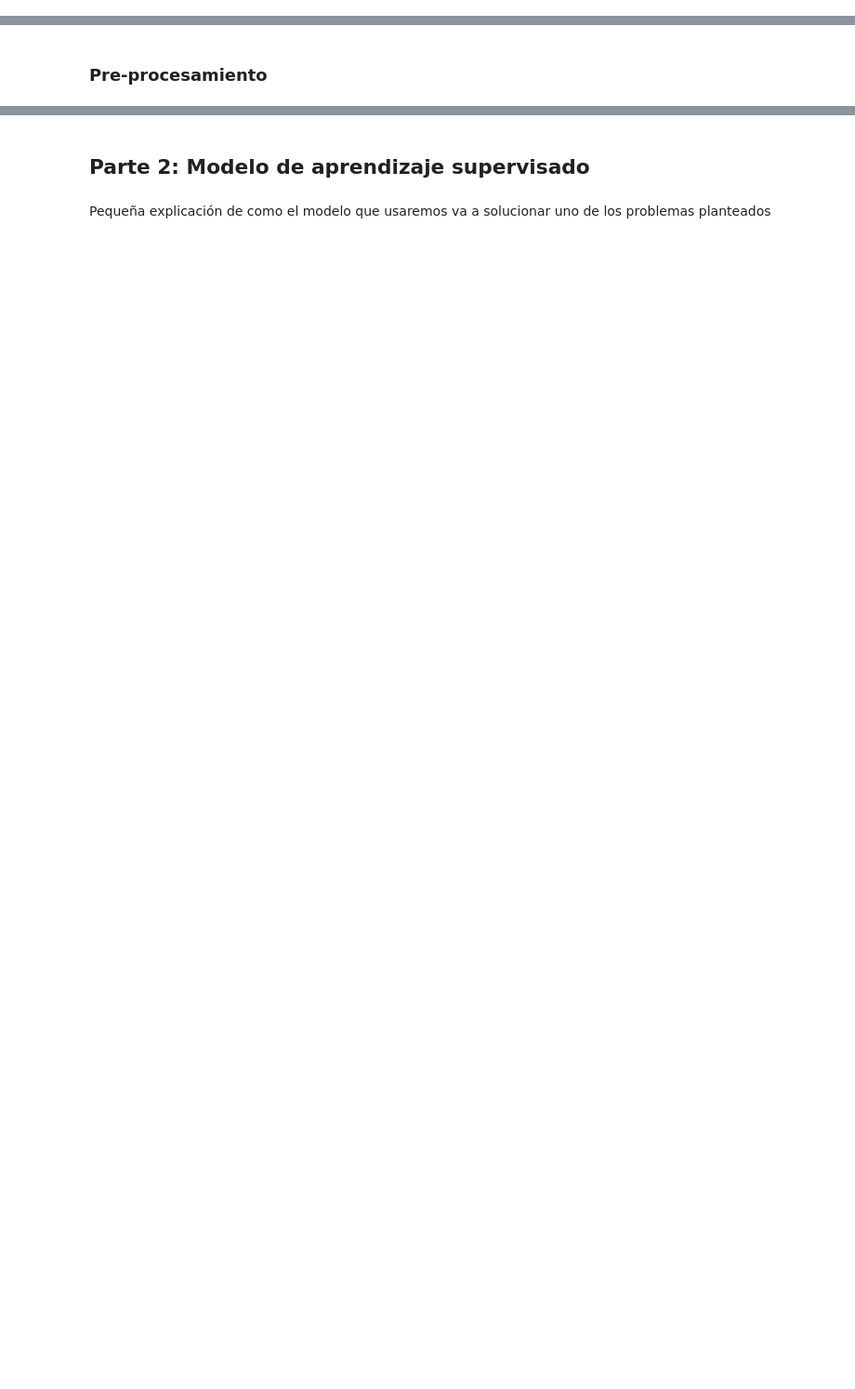
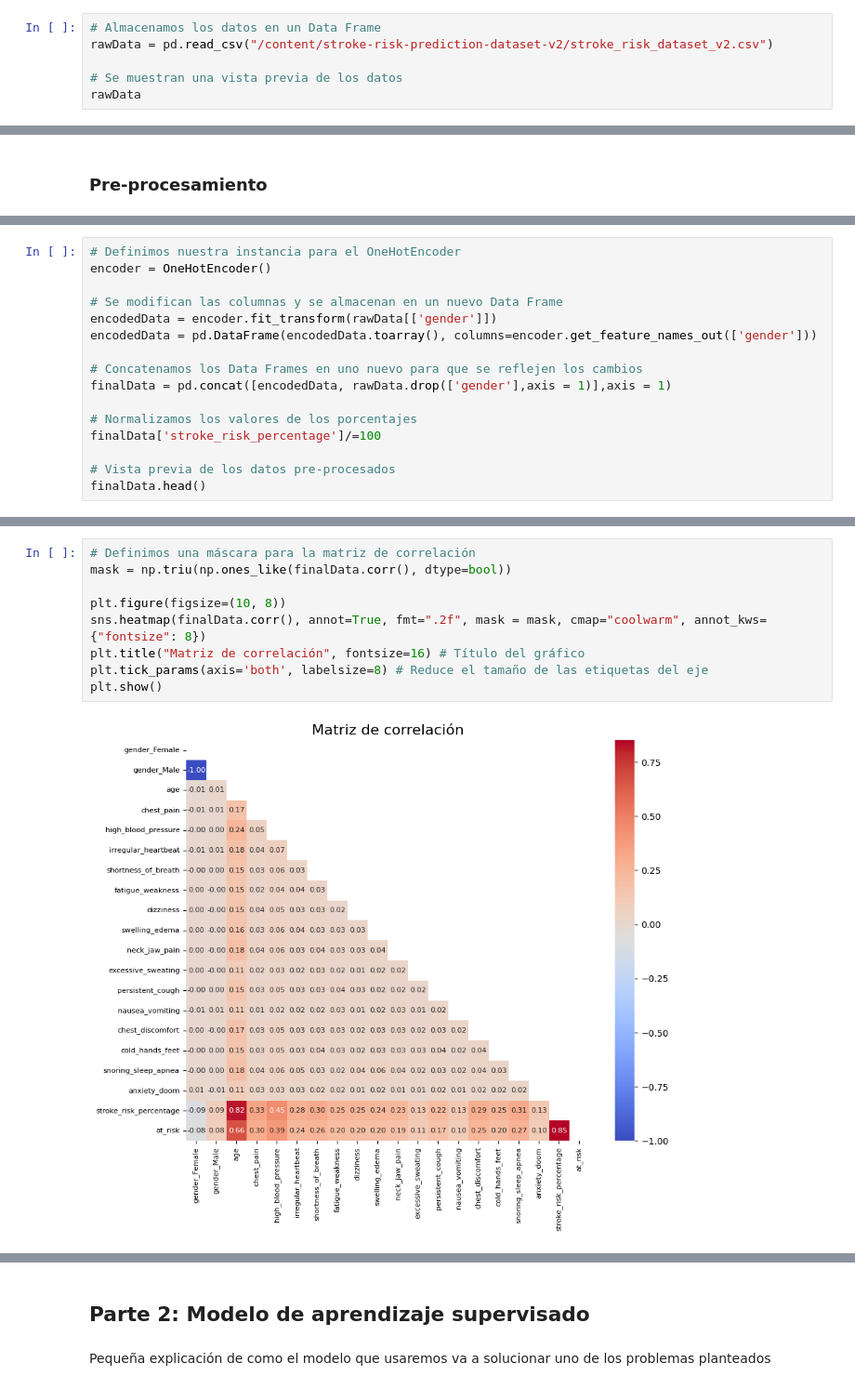
Before and after one commit to Morax19/ML_UCV, a Jupyter notebook: Proyecto1/ML_Proyecto1_DanielHernandez_JuanPRivas_JoinerRojas.ipynb, the cells around one changed output, grey strips where cells are left out. Shown at 93% size. Saved outputs shown, nothing was run; the diff lists cells and outputs as text; blank space fills up the shorter version.

```diff
--- a/Proyecto1/ML_Proyecto1_DanielHernandez_JuanPRivas_JoinerRojas.ipynb
+++ b/Proyecto1/ML_Proyecto1_DanielHernandez_JuanPRivas_JoinerRojas.ipynb
@@ -32,0 +108,6 @@ Acá podemos hacer la inspección inicial del dataset, ver las dimensiones, valo
+# %%
+# Almacenamos los datos en un Data Frame
+rawData = pd.read_csv("/content/stroke-risk-prediction-dataset-v2/stroke_risk_dataset_v2.csv")
+
+# Se muestran una vista previa de los datos
+rawData
@@ -36,0 +210,16 @@ En esta sección se hará las modificaciones necesarias al dataset mencionadas e
+# %%
+# Definimos nuestra instancia para el OneHotEncoder
+encoder = OneHotEncoder()
+
+# Se modifican las columnas y se almacenan en un nuevo Data Frame
+encodedData = encoder.fit_transform(rawData[['gender']])
+encodedData = pd.DataFrame(encodedData.toarray(), columns=encoder.get_feature_names_out(['gender']))
+
+# Concatenamos los Data Frames en uno nuevo para que se reflejen los cambios
+finalData = pd.concat([encodedData, rawData.drop(['gender'],axis = 1)],axis = 1)
+
+# Normalizamos los valores de los porcentajes
+finalData['stroke_risk_percentage']/=100
+
+# Vista previa de los datos pre-procesados
+finalData.head()
@@ -36,0 +235,11 @@ En esta sección se hará las modificaciones necesarias al dataset mencionadas e
+# %%
+# Definimos una máscara para la matriz de correlación
+mask = np.triu(np.ones_like(finalData.corr(), dtype=bool))
+
+plt.figure(figsize=(10, 8))
+sns.heatmap(finalData.corr(), annot=True, fmt=".2f", mask = mask, cmap="coolwarm", annot_kws={"fontsize": 8})
+plt.title("Matriz de correlación", fontsize=16) # Título del gráfico
+plt.tick_params(axis='both', labelsize=8) # Reduce el tamaño de las etiquetas del eje
+plt.show()
+# %% [output]
+[figure, added]
```
Also changed, not shown: parts of 104 cells of this notebook.
